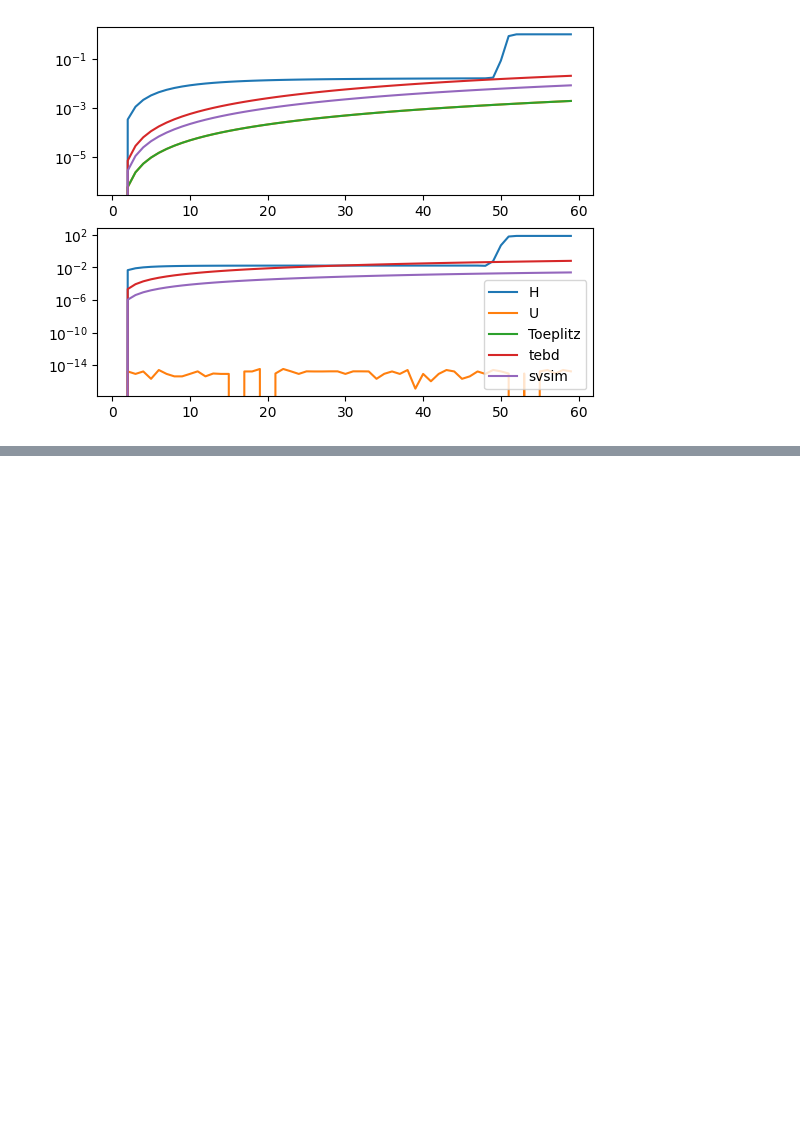
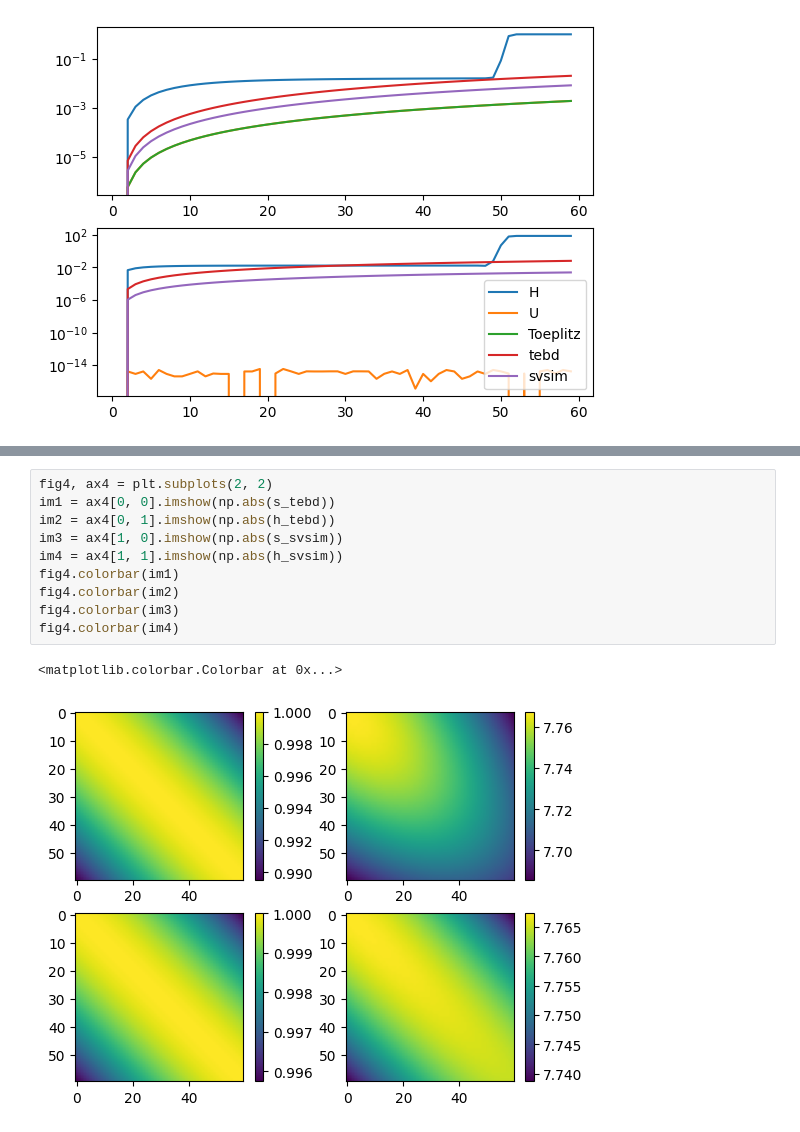
Before and after one commit to bdalfavero/krylov_new, a Jupyter notebook: lih_plots.ipynb, the cells around one changed output, grey strips where cells are left out. Saved outputs shown, nothing was run; the diff lists cells and outputs as text; blank space fills up the shorter version.

```diff
--- a/lih_plots.ipynb
+++ b/lih_plots.ipynb
@@ -115,0 +125,13 @@ plt.legend()
+# %%
+fig4, ax4 = plt.subplots(2, 2)
+im1 = ax4[0, 0].imshow(np.abs(s_tebd))
+im2 = ax4[0, 1].imshow(np.abs(h_tebd))
+im3 = ax4[1, 0].imshow(np.abs(s_svsim))
+im4 = ax4[1, 1].imshow(np.abs(h_svsim))
+fig4.colorbar(im1)
+fig4.colorbar(im2)
+fig4.colorbar(im3)
+fig4.colorbar(im4)
+# %% [output]
+<matplotlib.colorbar.Colorbar at 0x...>
+[figure, added]
```
Also changed, not shown: parts of 1 cell of this notebook, 1 other file.
